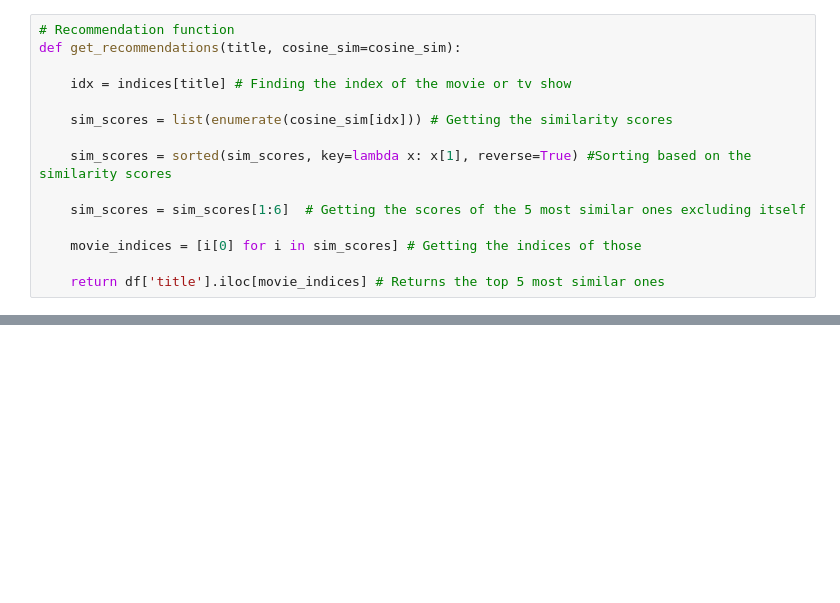
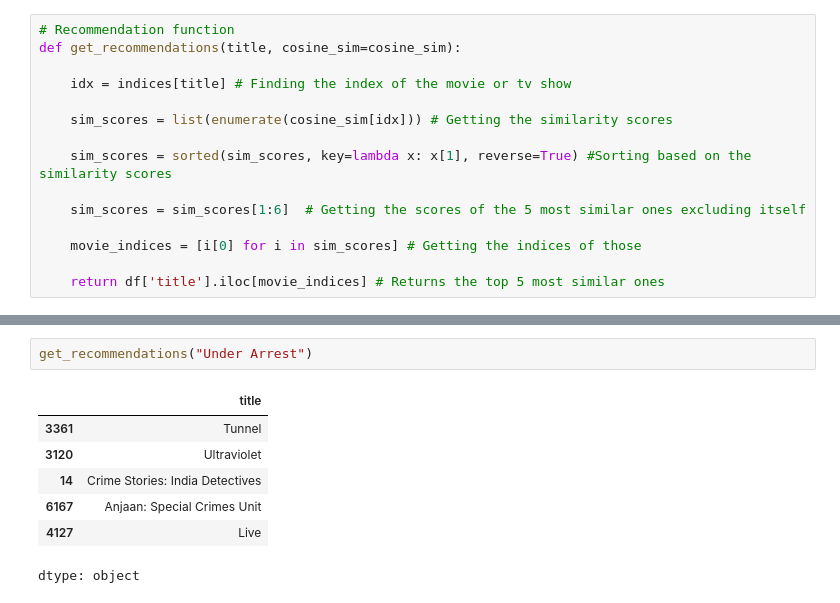
Before and after one commit to TharinsaMudalige/Netflix-Intelligence-Insights-and-Recommendations, a Jupyter notebook: Netflix_Intelligence_–_Insights_&_Recommendations.ipynb, the cells around one changed output, grey strips where cells are left out. Drawn from its saved outputs; the diff is of its cells as text; blank space fills up the shorter version.

```diff
--- a/Netflix_Intelligence_–_Insights_&_Recommendations.ipynb
+++ b/Netflix_Intelligence_–_Insights_&_Recommendations.ipynb
@@ -561,0 +584,10 @@ def get_recommendations(title, cosine_sim=cosine_sim):
+# %%
+get_recommendations("Under Arrest")
+# %% [output]
+|  | title |
+| 3361 | Tunnel |
+| 3120 | Ultraviolet |
+| 14 | Crime Stories: India Detectives |
+| 6167 | Anjaan: Special Crimes Unit |
+| 4127 | Live |
+dtype: object
```
Also changed, not shown: parts of 5 cells of this notebook.
